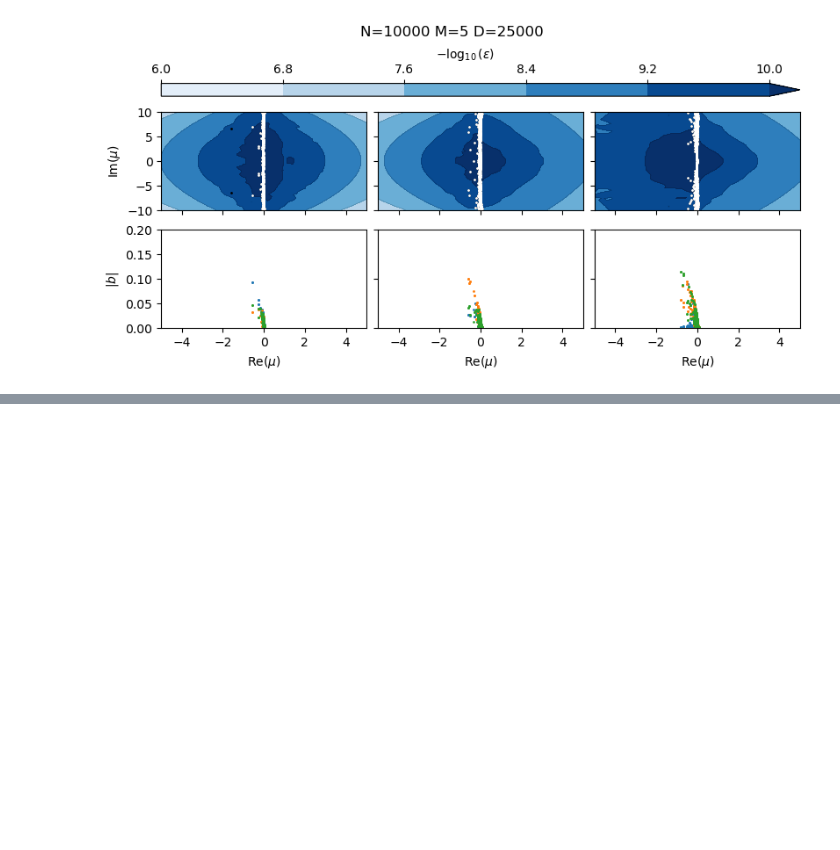
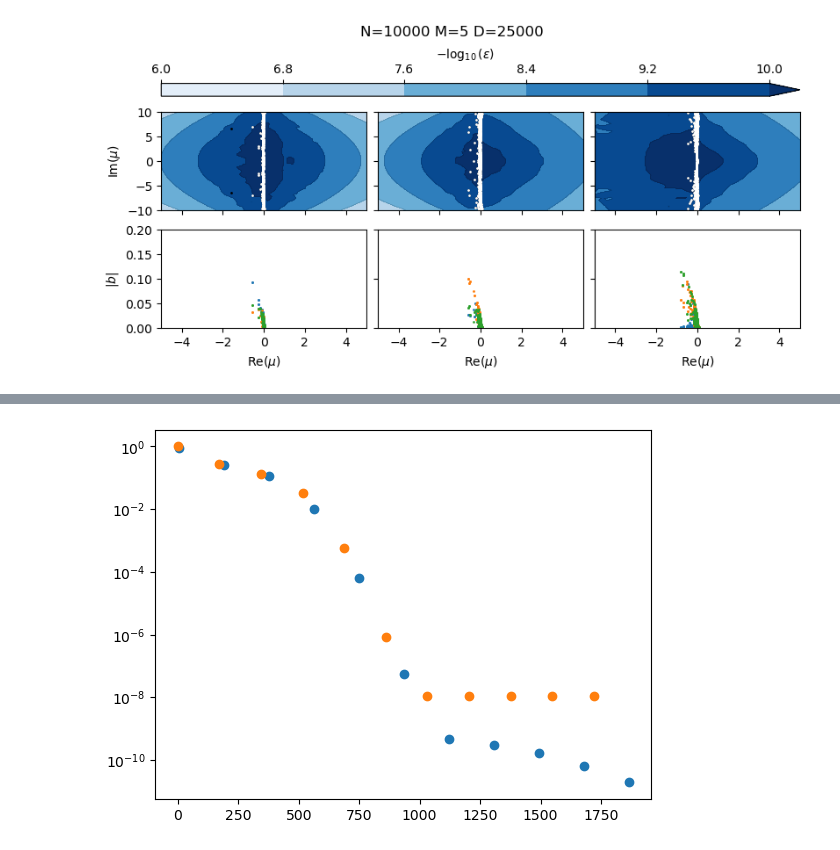
Before and after one commit to znicolaou/kuramoto, a Jupyter notebook: dmdplot.ipynb, the cells around one changed output, grey strips where cells are left out. Saved outputs shown, nothing was run; the diff lists cells and outputs as text; code cells hidden in the pictures; blank space fills up the shorter version.

```diff
--- a/dmdplot.ipynb
+++ b/dmdplot.ipynb
@@ -472,0 +577,8 @@ for D in [0,1,2,3,4,5]:
+# %%
+r,e=np.load('data/dmd4/5errs.npy')
+plt.scatter(r,e)
+r,e=np.load('data/dmd4/5_rerrs.npy')
+plt.scatter(r,e)
+plt.yscale('log')
+# %% [output]
+[figure, added]
```
Also changed, not shown: parts of 6 cells of this notebook, 3 other files.
